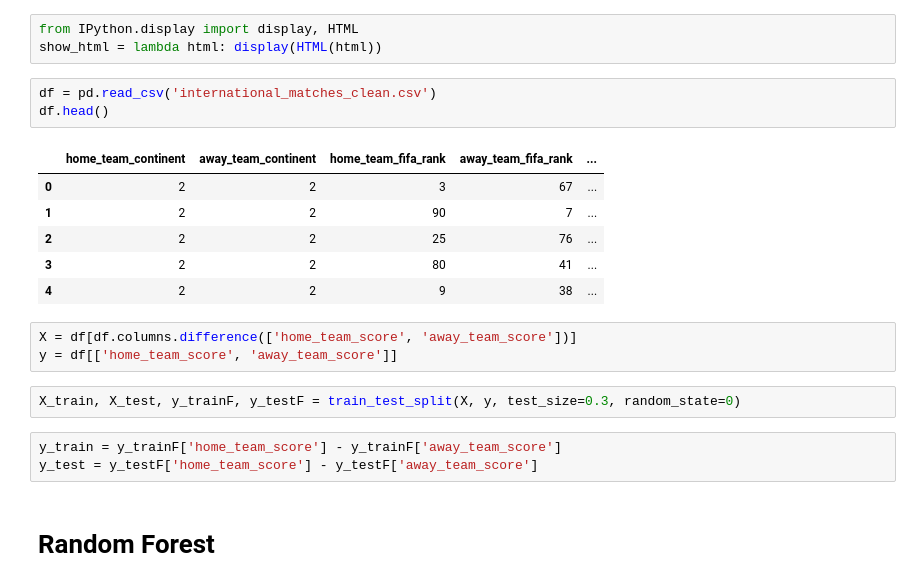
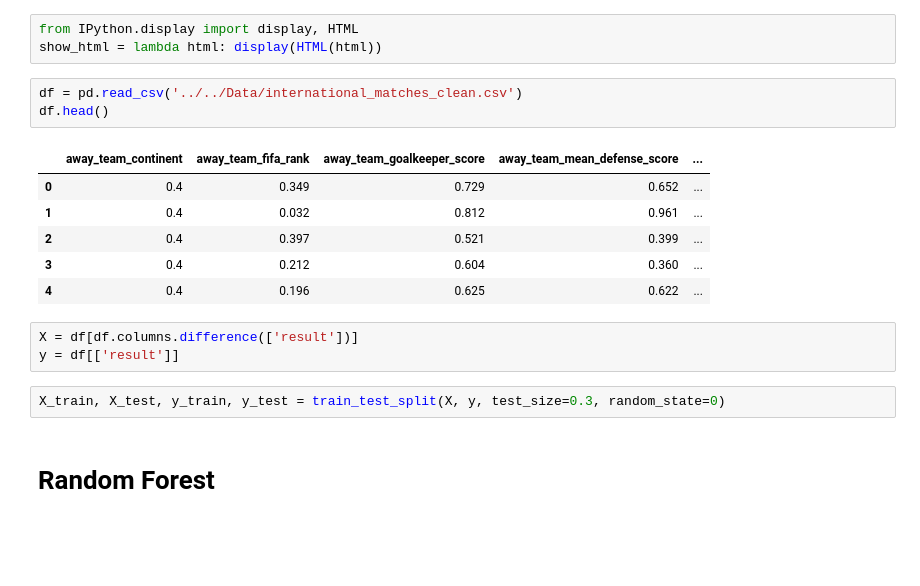
Before and after one commit to IFibla/Prac_FIFA_World_Cup_APA, a Jupyter notebook: Src/Jupyter Notebook/_02_NonLinearModels.ipynb, the cells around one changed output. Drawn from its saved outputs; the diff is of its cells as text; blank space fills up the shorter version.

```diff
--- a/Src/Jupyter Notebook/_02_NonLinearModels.ipynb
+++ b/Src/Jupyter Notebook/_02_NonLinearModels.ipynb
@@ -34,23 +34,20 @@ pd.set_option('display.precision', 3)
 from IPython.display import display, HTML
 show_html = lambda html: display(HTML(html))
 # %%
-df = pd.read_csv('international_matches_clean.csv')
+df = pd.read_csv('../../Data/international_matches_clean.csv')
 df.head()
 # %% [output]
-|  | home_team_continent | away_team_continent | home_team_fifa_rank | away_team_fifa_rank | ... |
-| 0 | 2 | 2 | 3 | 67 | ... |
-| 1 | 2 | 2 | 90 | 7 | ... |
-| 2 | 2 | 2 | 25 | 76 | ... |
-| 3 | 2 | 2 | 80 | 41 | ... |
-| 4 | 2 | 2 | 9 | 38 | ... |
+|  | away_team_continent | away_team_fifa_rank | away_team_goalkeeper_score | away_team_mean_defense_score | ... |
+| 0 | 0.4 | 0.349 | 0.729 | 0.652 | ... |
+| 1 | 0.4 | 0.032 | 0.812 | 0.961 | ... |
+| 2 | 0.4 | 0.397 | 0.521 | 0.399 | ... |
+| 3 | 0.4 | 0.212 | 0.604 | 0.360 | ... |
+| 4 | 0.4 | 0.196 | 0.625 | 0.622 | ... |
 # %%
-X = df[df.columns.difference(['home_team_score', 'away_team_score'])]
-y = df[['home_team_score', 'away_team_score']]
+X = df[df.columns.difference(['result'])]
+y = df[['result']]
 # %%
-X_train, X_test, y_trainF, y_testF = train_test_split(X, y, test_size=0.3, random_state=0)
+X_train, X_test, y_train, y_test = train_test_split(X, y, test_size=0.3, random_state=0)
-# %%
-y_train = y_trainF['home_team_score'] - y_trainF['away_team_score']
-y_test = y_testF['home_team_score'] - y_testF['away_team_score']
 # %% [markdown]
 # **Random Forest**
 # %%
```
Also changed, not shown: parts of 6 cells of this notebook, 21 other files.
